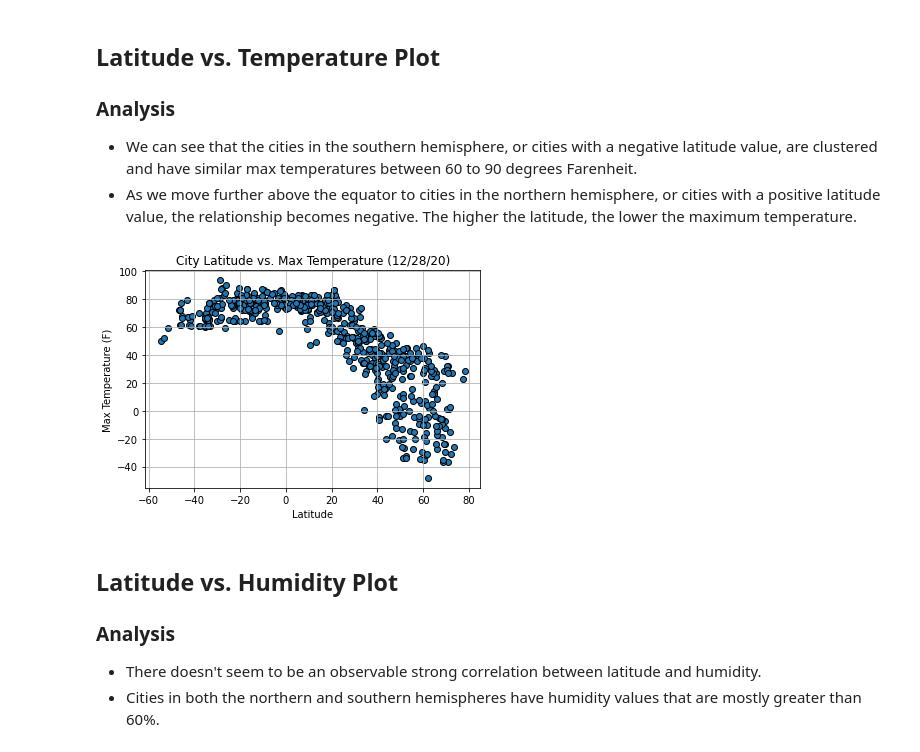
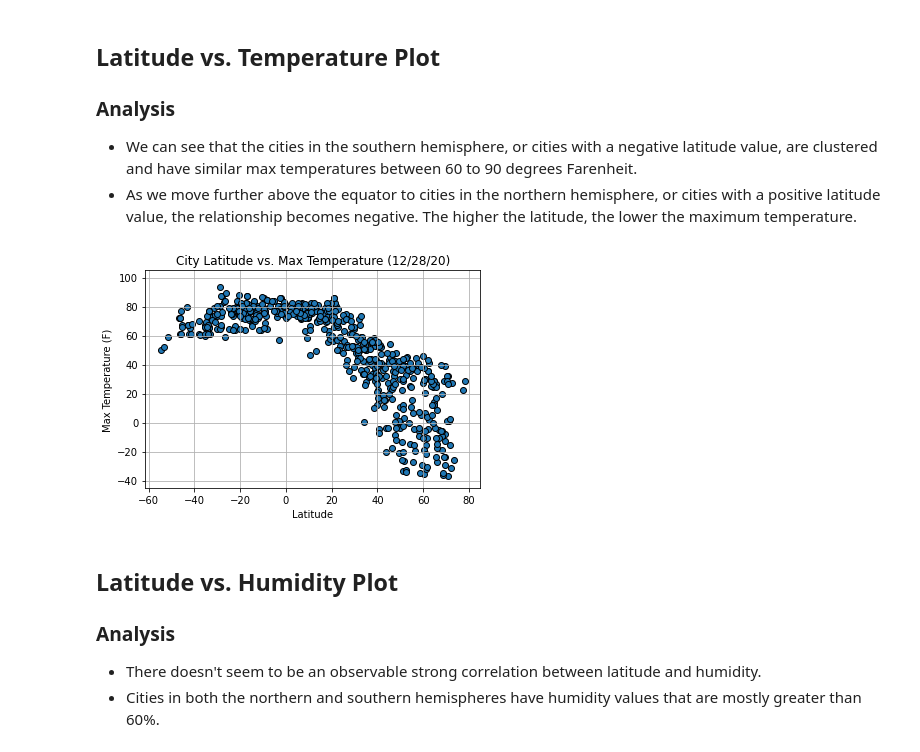
Before and after one commit to RH-cmd/python-api-challenge, a Jupyter notebook: WeatherPy/WeatherPy.ipynb, the cells around one changed output. Drawn from its saved outputs; the diff is of its cells as text; code cells hidden in the pictures.

```diff
--- a/WeatherPy/WeatherPy.ipynb
+++ b/WeatherPy/WeatherPy.ipynb
@@ -209,15 +209,16 @@ Name: Humidity, dtype: float64
 # %%
 #Create a scatter plot to show the relationship between Latitude and Max Temperature
 plt.scatter(weather_df["Lat"], weather_df["Max Temp"], edgecolors="black")
 plt.grid(True)
+plt.ylim(-45,105)
 plt.title("City Latitude vs. Max Temperature (12/28/20)")
 plt.ylabel("Max Temperature (F)")
 plt.xlabel("Latitude")
 
 plt.savefig("output_data/Fig1.png")
 plt.show()
 # %% [output]
-[figure, old version]
+[figure, new version]
 # %% [markdown]
 ## Latitude vs. Humidity Plot
 ### Analysis
```
Also changed, not shown: parts of 5 cells of this notebook, 3 other files.
